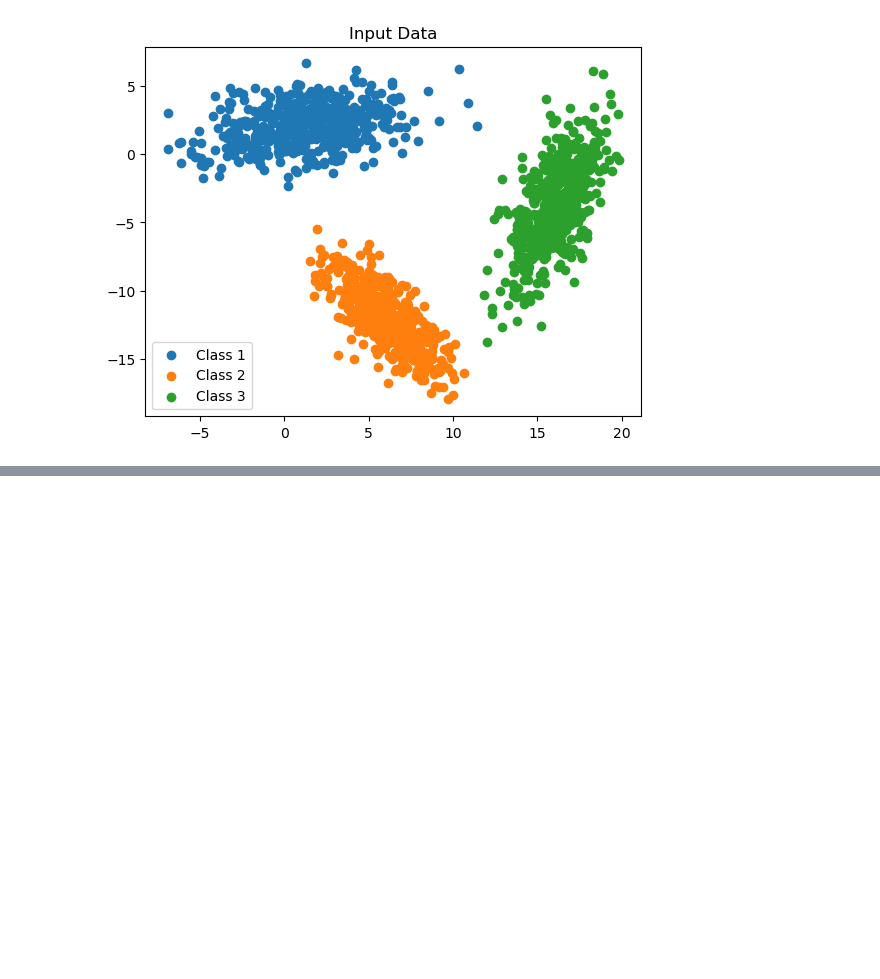
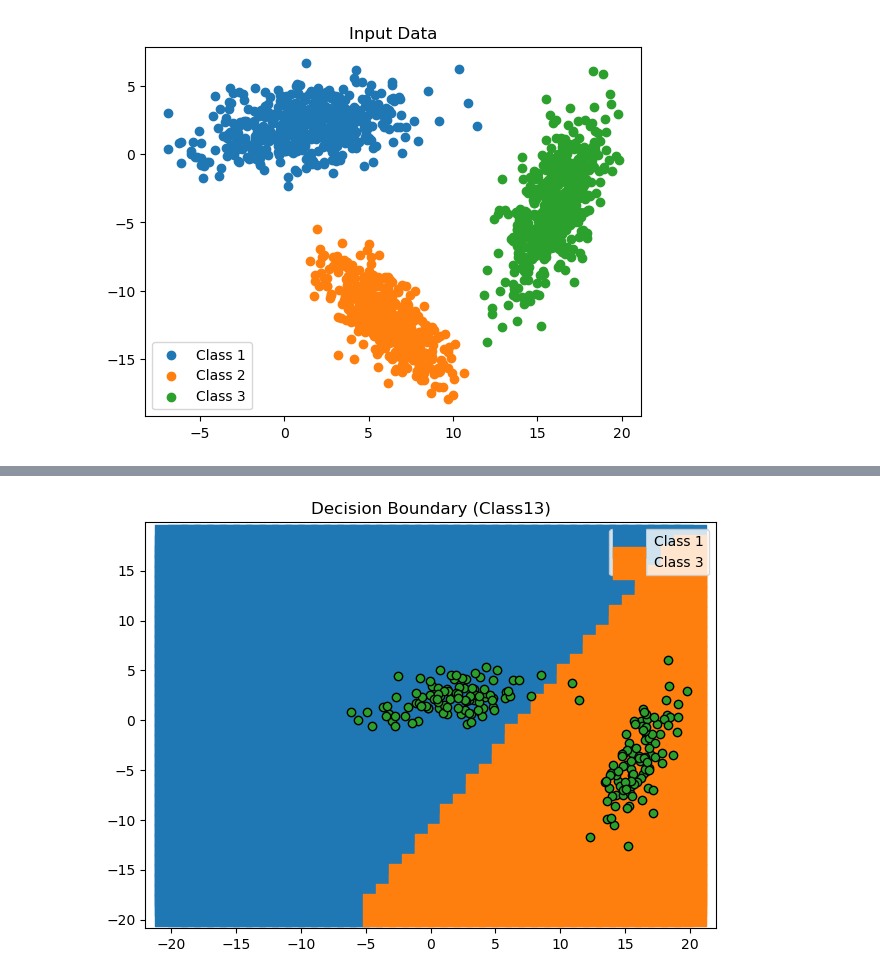
Before and after one commit to its-rajesh/Deep-Learning, a Jupyter notebook: Perceptron Classification/perceptron_classification.ipynb, the cells around one changed output, grey strips where cells are left out. Cells and saved outputs as stored; diff of their text form; code cells hidden in the pictures; blank space fills up the shorter version.

```diff
--- a/Perceptron Classification/perceptron_classification.ipynb
+++ b/Perceptron Classification/perceptron_classification.ipynb
@@ -102,0 +104,3 @@ Average Error:  0.00017
+# %%
+class13Tr = training1.append(training3, ignore_index=True)
+w13, avg_err13 = train_data(class13Tr, len(training1))
@@ -309,0 +180,5 @@ c31 c32 c33
+# %%
+class13T = test1.append(test3, ignore_index=True)
+decision_boundary(all_points, class13T, w13, ['1', '3'])
+# %% [output]
+[figure, added]
```
Also changed, not shown: parts of 69 cells of this notebook.
